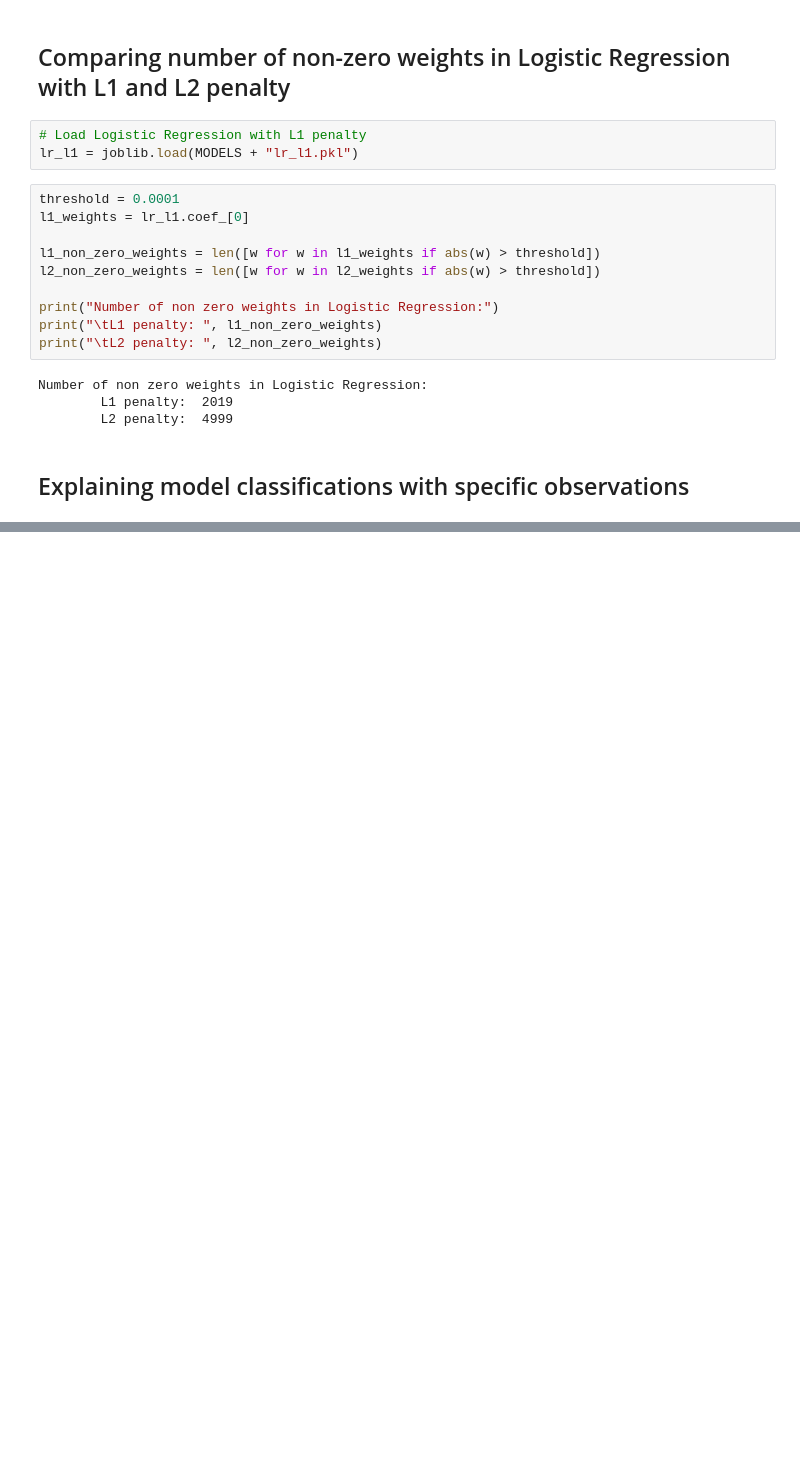
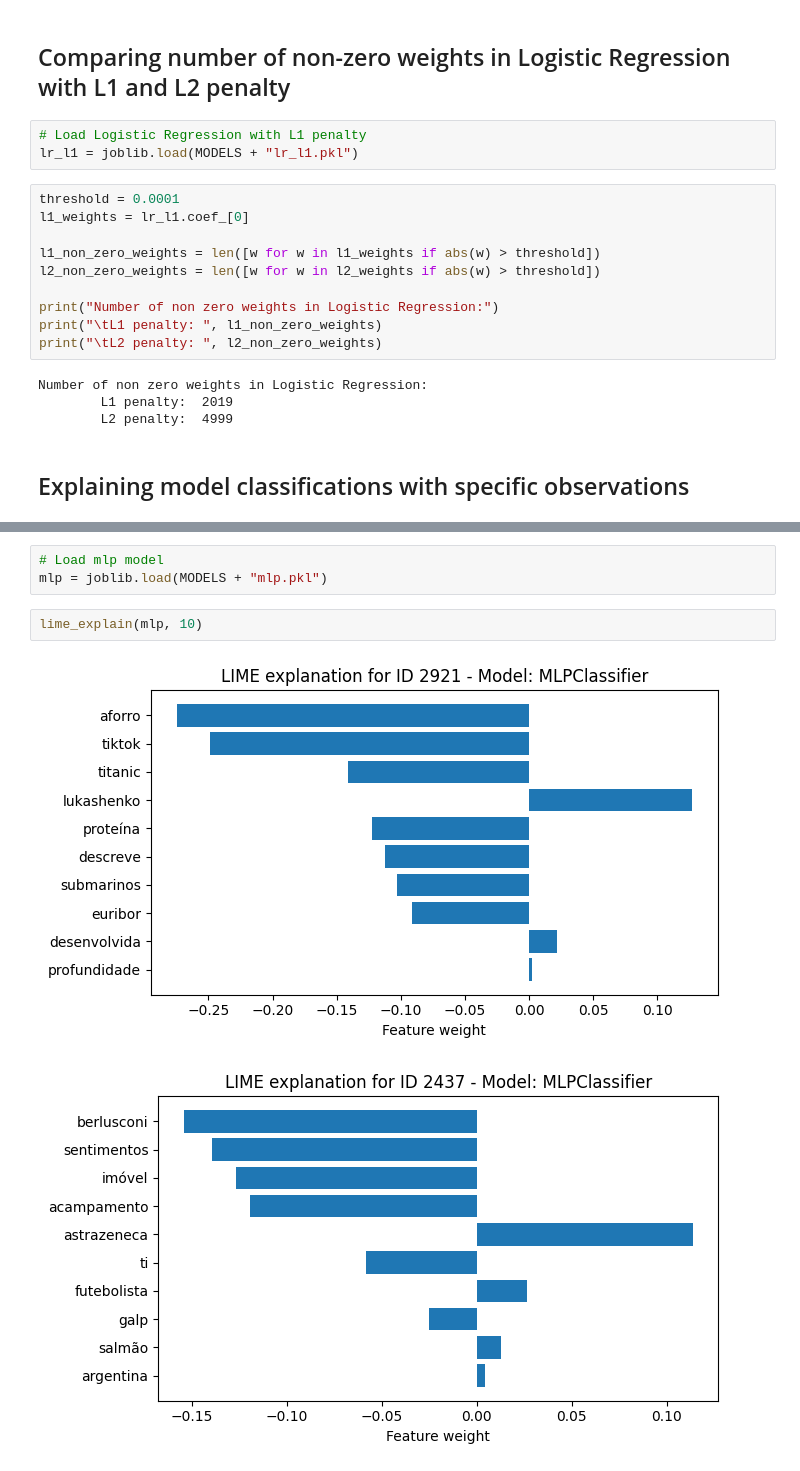
Before and after one commit to guiijose/NTT-DATA-challenge, a Jupyter notebook: src/model_interpretation.ipynb, the cells around one changed output, grey strips where cells are left out. Cells and saved outputs as stored; diff of their text form; blank space fills up the shorter version.

```diff
--- a/src/model_interpretation.ipynb
+++ b/src/model_interpretation.ipynb
@@ -142,0 +146,8 @@ for idx in selected_ids:
+# %%
+# Load mlp model
+mlp = joblib.load(MODELS + "mlp.pkl")
+# %%
+lime_explain(mlp, 10)
+# %% [output]
+[figure, added]
+[figure, added]
```
Also changed, not shown: parts of 7 cells of this notebook.
